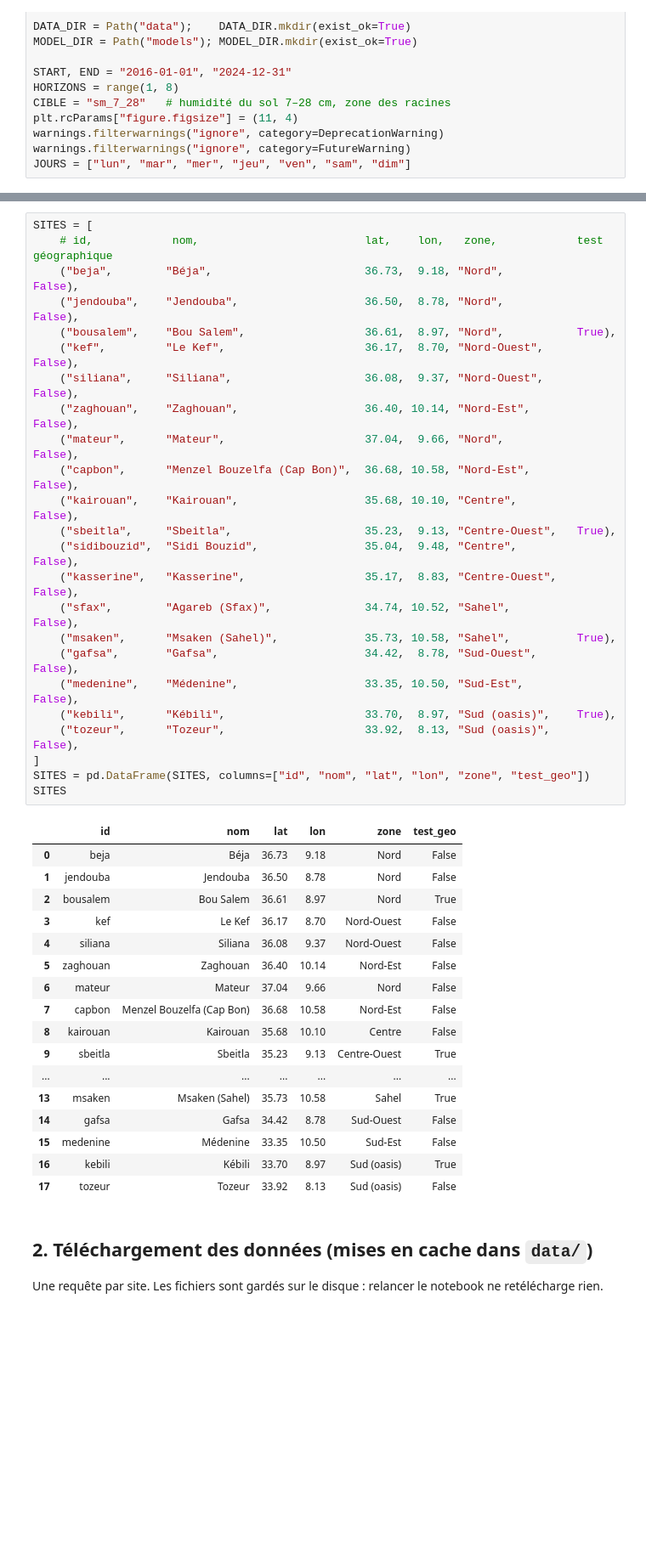
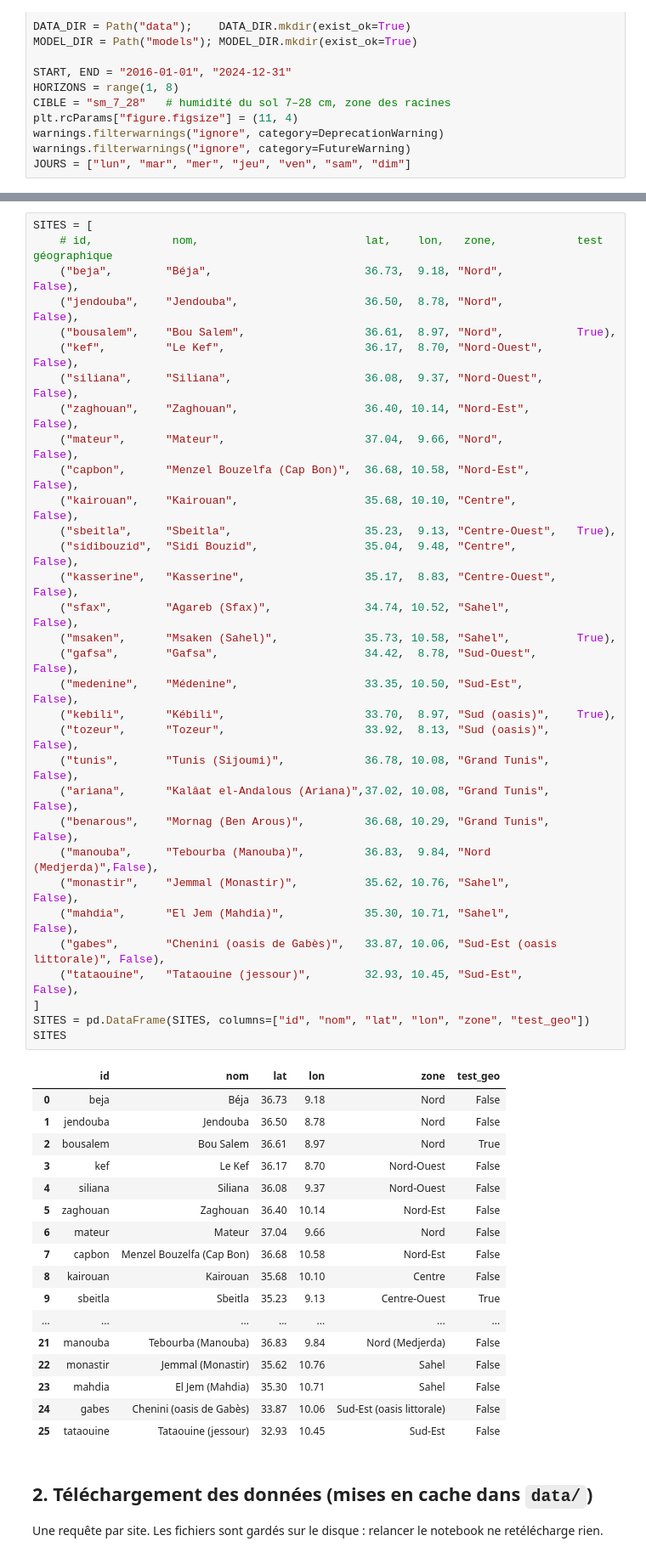
Before and after one commit to Dina0charfi/hackathon-gaia-kizuna-, a Jupyter notebook: ml/prevision_humidite_sol.ipynb, the cells around one changed output, grey strips where cells are left out. Shown at 85% size. Drawn from its saved outputs; the diff is of its cells as text; blank space fills up the shorter version.

```diff
--- a/ml/prevision_humidite_sol.ipynb
+++ b/ml/prevision_humidite_sol.ipynb
@@ -52,38 +54,46 @@ SITES = [
     ("siliana",     "Siliana",                    36.08,  9.37, "Nord-Ouest",     False),
     ("zaghouan",    "Zaghouan",                   36.40, 10.14, "Nord-Est",       False),
     ("mateur",      "Mateur",                     37.04,  9.66, "Nord",           False),
     ("capbon",      "Menzel Bouzelfa (Cap Bon)",  36.68, 10.58, "Nord-Est",       False),
     ("kairouan",    "Kairouan",                   35.68, 10.10, "Centre",         False),
     ("sbeitla",     "Sbeitla",                    35.23,  9.13, "Centre-Ouest",   True),
     ("sidibouzid",  "Sidi Bouzid",                35.04,  9.48, "Centre",         False),
     ("kasserine",   "Kasserine",                  35.17,  8.83, "Centre-Ouest",   False),
     ("sfax",        "Agareb (Sfax)",              34.74, 10.52, "Sahel",          False),
     ("msaken",      "Msaken (Sahel)",             35.73, 10.58, "Sahel",          True),
     ("gafsa",       "Gafsa",                      34.42,  8.78, "Sud-Ouest",      False),
     ("medenine",    "Médenine",                   33.35, 10.50, "Sud-Est",        False),
     ("kebili",      "Kébili",                     33.70,  8.97, "Sud (oasis)",    True),
     ("tozeur",      "Tozeur",                     33.92,  8.13, "Sud (oasis)",    False),
+    ("tunis",       "Tunis (Sijoumi)",            36.78, 10.08, "Grand Tunis",    False),
+    ("ariana",      "Kalâat el-Andalous (Ariana)",37.02, 10.08, "Grand Tunis",    False),
+    ("benarous",    "Mornag (Ben Arous)",         36.68, 10.29, "Grand Tunis",    False),
+    ("manouba",     "Tebourba (Manouba)",         36.83,  9.84, "Nord (Medjerda)",False),
+    ("monastir",    "Jemmal (Monastir)",          35.62, 10.76, "Sahel",          False),
+    ("mahdia",      "El Jem (Mahdia)",            35.30, 10.71, "Sahel",          False),
+    ("gabes",       "Chenini (oasis de Gabès)",   33.87, 10.06, "Sud-Est (oasis littorale)", False),
+    ("tataouine",   "Tataouine (jessour)",        32.93, 10.45, "Sud-Est",        False),
 ]
 SITES = pd.DataFrame(SITES, columns=["id", "nom", "lat", "lon", "zone", "test_geo"])
 SITES
 # %% [output]
 |  | id | nom | lat | lon | zone | test_geo |
 | 0 | beja | Béja | 36.73 | 9.18 | Nord | False |
 | 1 | jendouba | Jendouba | 36.50 | 8.78 | Nord | False |
 | 2 | bousalem | Bou Salem | 36.61 | 8.97 | Nord | True |
 | 3 | kef | Le Kef | 36.17 | 8.70 | Nord-Ouest | False |
 | 4 | siliana | Siliana | 36.08 | 9.37 | Nord-Ouest | False |
 | 5 | zaghouan | Zaghouan | 36.40 | 10.14 | Nord-Est | False |
 | 6 | mateur | Mateur | 37.04 | 9.66 | Nord | False |
 | 7 | capbon | Menzel Bouzelfa (Cap Bon) | 36.68 | 10.58 | Nord-Est | False |
 | 8 | kairouan | Kairouan | 35.68 | 10.10 | Centre | False |
 | 9 | sbeitla | Sbeitla | 35.23 | 9.13 | Centre-Ouest | True |
 | ... | ... | ... | ... | ... | ... | ... |
-| 13 | msaken | Msaken (Sahel) | 35.73 | 10.58 | Sahel | True |
-| 14 | gafsa | Gafsa | 34.42 | 8.78 | Sud-Ouest | False |
-| 15 | medenine | Médenine | 33.35 | 10.50 | Sud-Est | False |
-| 16 | kebili | Kébili | 33.70 | 8.97 | Sud (oasis) | True |
-| 17 | tozeur | Tozeur | 33.92 | 8.13 | Sud (oasis) | False |
+| 21 | manouba | Tebourba (Manouba) | 36.83 | 9.84 | Nord (Medjerda) | False |
+| 22 | monastir | Jemmal (Monastir) | 35.62 | 10.76 | Sahel | False |
+| 23 | mahdia | El Jem (Mahdia) | 35.30 | 10.71 | Sahel | False |
+| 24 | gabes | Chenini (oasis de Gabès) | 33.87 | 10.06 | Sud-Est (oasis littorale) | False |
+| 25 | tataouine | Tataouine (jessour) | 32.93 | 10.45 | Sud-Est | False |
 # %% [markdown]
 ## 2. Téléchargement des données (mises en cache dans `data/`)
 Une requête par site. Les fichiers sont gardés sur le disque : relancer le notebook ne retélécharge rien.
```
Also changed, not shown: parts of 12 cells of this notebook, 17 other files.
